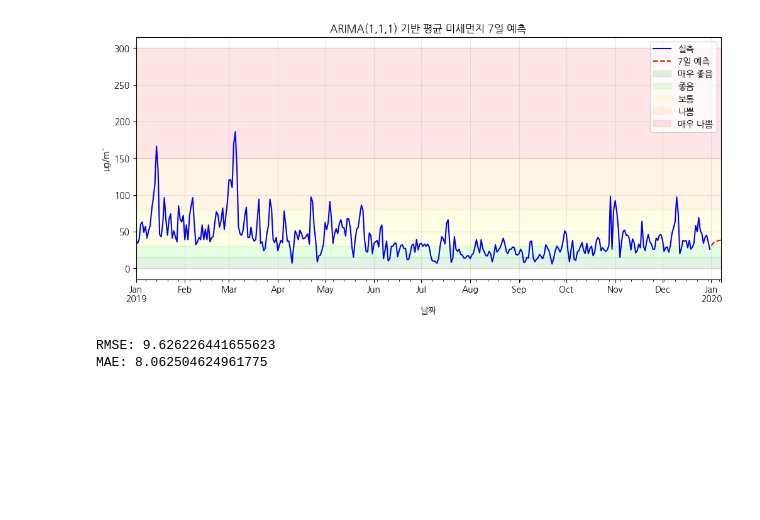
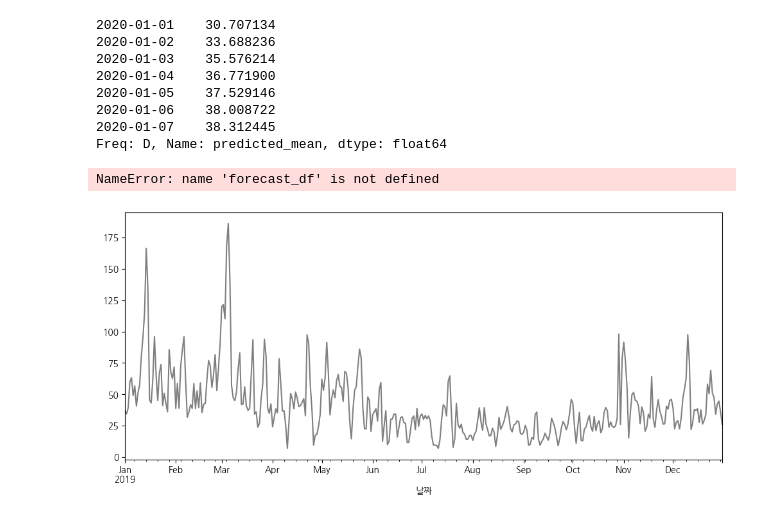
Before and after one commit to MaroChoi/Handong_bigdata_Quiz2_-22200756, a Jupyter notebook: Quiz.ipynb, the cells around one changed output. Saved outputs shown, nothing was run; the diff lists cells and outputs as text; code cells hidden in the pictures; blank space fills up the shorter version.

```diff
--- a/Quiz.ipynb
+++ b/Quiz.ipynb
@@ -67,41 +97,60 @@ Freq: D, Name: predicted_mean, dtype: float64
 # %%
-plt.figure(figsize=(12, 5))
-pm_series.plot(label='실측', color='blue')
-forecast.plot(label='7일 예측', color='red', linestyle='--')
-plt.title('ARIMA(1,1,1) 기반 평균 미세먼지 7일 예측')
-plt.xlabel('날짜')
-plt.ylabel('μg/m³')
+from statsmodels.tsa.arima.model import ARIMA
 
-# 등급별 구간 색깔 채우기
-plt.axhspan(0, 15, color='green', alpha=0.1, label='매우 좋음')
-plt.axhspan(15, 30, color='lime', alpha=0.1, label='좋음')
-plt.axhspan(30, 80, color='yellow', alpha=0.1, label='보통')
-plt.axhspan(80, 150, color='orange', alpha=0.1, label='나쁨')
-plt.axhspan(150, 300, color='red', alpha=0.1, label='매우 나쁨')
+# 1차 차분 (비정상일 경우)
+model = ARIMA(pm_series, order=(1, 1, 1))  # ARIMA(p, d, q)
+model_fit = model.fit()
 
-plt.legend()
-plt.grid(alpha=0.3)
-plt.show()
+# 예측 (예: 7일간)
+forecast = model_fit.forecast(steps=7)
+print(forecast)
 # %% [output]
-[figure, removed]
+2020-01-01    30.707134
+2020-01-02    33.688236
+2020-01-03    35.576214
+2020-01-04    36.771900
+2020-01-05    37.529146
+2020-01-06    38.008722
+2020-01-07    38.312445
+Freq: D, Name: predicted_mean, dtype: float64
 # %%
-# 모델 학습 확인
+import matplotlib.pyplot as plt
 
-from sklearn.metrics import mean_squared_error, mean_absolute_error
-import numpy as np
+# 시계열 재정의 (예측 시점 이전의 평균 미세먼지 시계열)
+pm_series = df_interpolated.groupby('날짜')['미세먼지'].mean()
 
-# 예: 마지막 7일 제외하고 학습
-train = pm_series[:-7]
-test = pm_series[-7:]
 
-model = ARIMA(train, order=(1,1,1)).fit()
-pred = model.forecast(steps=7)
+# 1. 등급별 색상 정의
+grade_colors = {
+    '매우 좋음': 'skyblue',
+    '좋음': 'green',
+    '보통': 'orange',
+    '나쁨': 'red',
+    '매우 나쁨': 'darkred'
+}
 
-rmse = np.sqrt(mean_squared_error(test, pred))
-mae = mean_absolute_error(test, pred)
+# 2. 시각화
+plt.figure(figsize=(12, 5))
 
-print("RMSE:", rmse)
-print("MAE:", mae)
+# 실측값 시계열
+pm_series.plot(label='실측', color='gray')
+
+# 예측값을 등급에 따라 색상 구분하여 점으로 표시
+for date, value, grade in zip(forecast_df.index, forecast_df['예측값'], forecast_df['등급']):
+    plt.scatter(date, value, color=grade_colors[grade], s=100, label=grade)
+
+# 범례 중복 제거
+handles, labels = plt.gca().get_legend_handles_labels()
+by_label = dict(zip(labels, handles))
+plt.legend(by_label.values(), by_label.keys())
+
+# 기타 그래프 설정
+plt.title('ARIMA 기반 미세먼지 예측 (등급별 색상 시각화)')
+plt.ylabel('μg/m³')
+plt.xlabel('날짜')
+plt.grid()
+plt.tight_layout()
+plt.show()
 # %% [output]
-RMSE: 9.626226441655623
-MAE: 8.062504624961775
+NameError: name 'forecast_df' is not defined
+[figure, added]
```
Also changed, not shown: parts of 7 cells of this notebook.
